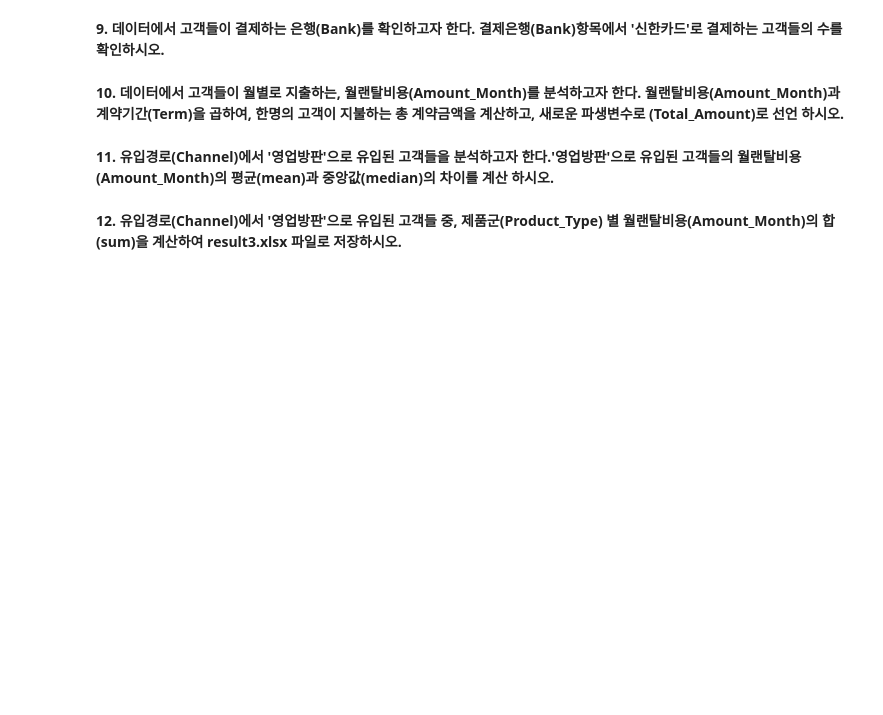
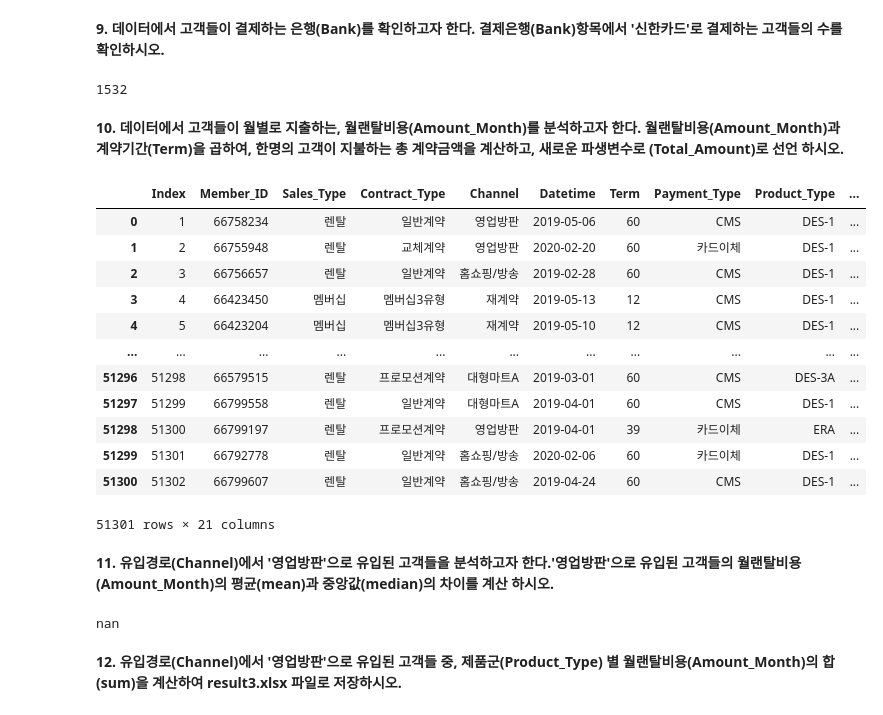
Before and after one commit to chlwldns00/weit, a Jupyter notebook: mission/mission1/Mission 1..ipynb, the cells around one changed output. Drawn from its saved outputs; the diff is of its cells as text; code cells hidden in the pictures; blank space fills up the shorter version.

```diff
--- a/mission/mission1/Mission 1..ipynb
+++ b/mission/mission1/Mission 1..ipynb
@@ -43,3 +121,8 @@ Ex ) 1² + 2² + 3² + 4² + ...  + n²
 - Excel, R, SPSS등 다른 프로그램은 사용 하지 않고, 오르지 Python으로 아래의 문제를 해결해 보세요.
 # %% [markdown]
 **6. 데이터 파일을 df1 변수로 선언하고, 데이터의 열개수와 행개수를 계산하시오.**
+# %%
+import pandas as pd   # pandas 패키지 로드
+
+df1 = pd.read_csv("01_Data.csv")   # 데이터 파일을 df1 변수로 선언
+df1.shape                          # 행,열 출력
@@ -50,8 +156,40 @@ Ex ) 1² + 2² + 3² + 4² + ...  + n²
 # %% [markdown]
 **9. 데이터에서 고객들이 결제하는 은행(Bank)를 확인하고자 한다. 결제은행(Bank)항목에서 '신한카드'로 결제하는 고객들의 수를 확인하시오.**
+# %%
+# 신한카드로 결제하는 고객의 데이터만 추출한 후 행의 개수로 고객들의 수를 확인
+shinhan_customers = df1.query("Bank == '신한카드'").shape[0]
+shinhan_customers
+# %% [output]
+1532
 # %% [markdown]
 **10. 데이터에서 고객들이 월별로 지출하는, 월랜탈비용(Amount_Month)를 분석하고자 한다. 월랜탈비용(Amount_Month)과 계약기간(Term)을 곱하여, 한명의 고객이 지불하는 총 계약금액을 계산하고, 새로운 파생변수로 (Total_Amount)로 선언 하시오.**
+# %%
+df1['Total_Amount'] = df1['Amount_Month'] * df1['Term']   # 새로운 파생변수 Total_Amount 선언
+df1                                                       # Total_Amount 변수가 만들어진 것을 확인
+# %% [output]
+|  | Index | Member_ID | Sales_Type | Contract_Type | Channel | Datetime | Term | Payment_Type | Product_Type | ... |
+| 0 | 1 | 66758234 | 렌탈 | 일반계약 | 영업방판 | 2019-05-06 | 60 | CMS | DES-1 | ... |
+| 1 | 2 | 66755948 | 렌탈 | 교체계약 | 영업방판 | 2020-02-20 | 60 | 카드이체 | DES-1 | ... |
+| 2 | 3 | 66756657 | 렌탈 | 일반계약 | 홈쇼핑/방송 | 2019-02-28 | 60 | CMS | DES-1 | ... |
+| 3 | 4 | 66423450 | 멤버십 | 멤버십3유형 | 재계약 | 2019-05-13 | 12 | CMS | DES-1 | ... |
+| 4 | 5 | 66423204 | 멤버십 | 멤버십3유형 | 재계약 | 2019-05-10 | 12 | CMS | DES-1 | ... |
+| ... | ... | ... | ... | ... | ... | ... | ... | ... | ... | ... |
+| 51296 | 51298 | 66579515 | 렌탈 | 프로모션계약 | 대형마트A | 2019-03-01 | 60 | CMS | DES-3A | ... |
+| 51297 | 51299 | 66799558 | 렌탈 | 일반계약 | 대형마트A | 2019-04-01 | 60 | CMS | DES-1 | ... |
+| 51298 | 51300 | 66799197 | 렌탈 | 프로모션계약 | 영업방판 | 2019-04-01 | 39 | 카드이체 | ERA | ... |
+| 51299 | 51301 | 66792778 | 렌탈 | 일반계약 | 홈쇼핑/방송 | 2020-02-06 | 60 | 카드이체 | DES-1 | ... |
+| 51300 | 51302 | 66799607 | 렌탈 | 일반계약 | 홈쇼핑/방송 | 2019-04-24 | 60 | CMS | DES-1 | ... |
+51301 rows × 21 columns
 # %% [markdown]
 **11. 유입경로(Channel)에서 '영업방판'으로 유입된 고객들을 분석하고자 한다.'영업방판'으로 유입된 고객들의 월랜탈비용(Amount_Month)의 평균(mean)과 중앙값(median)의 차이를 계산 하시오.**
+# %%
+mean = df1.query("Channel == '엽업방판'")['Amount_Month'].mean()       # 평균 계산
+median = df1.query("Channel == '영업방판'")['Amount_Month'].median()   # 중앙값 계산
+
+# 평균과 중앙값의 차이 계산
+difference = mean - median
+print(difference)
+# %% [output]
+nan
 # %% [markdown]
 **12. 유입경로(Channel)에서 '영업방판'으로 유입된 고객들 중, 제품군(Product_Type) 별 월랜탈비용(Amount_Month)의 합(sum)을 계산하여 result3.xlsx 파일로 저장하시오.**
```
Also changed, not shown: parts of 12 cells of this notebook, 3 other files.
